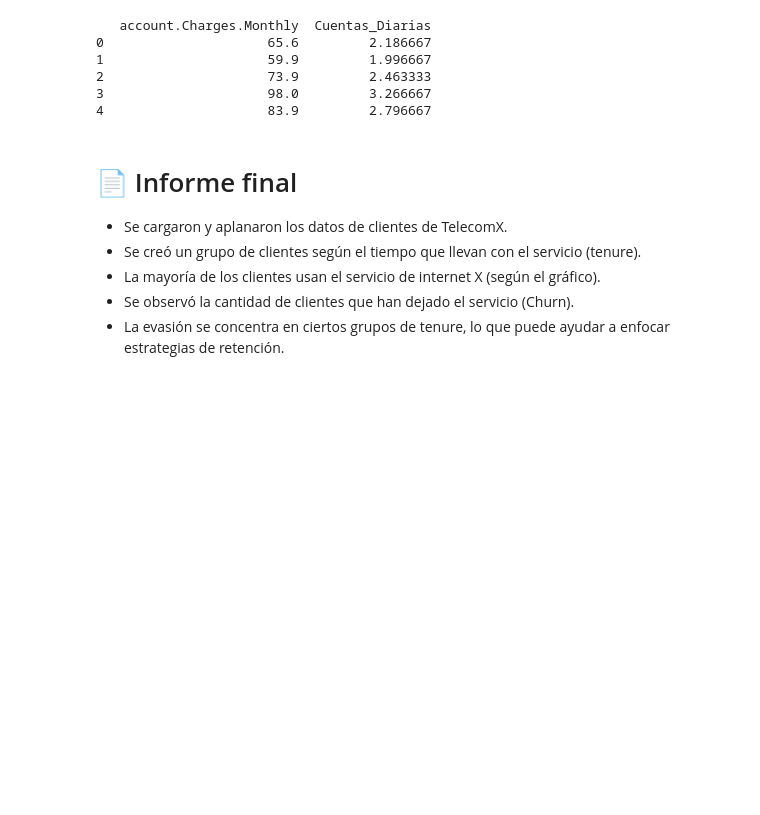
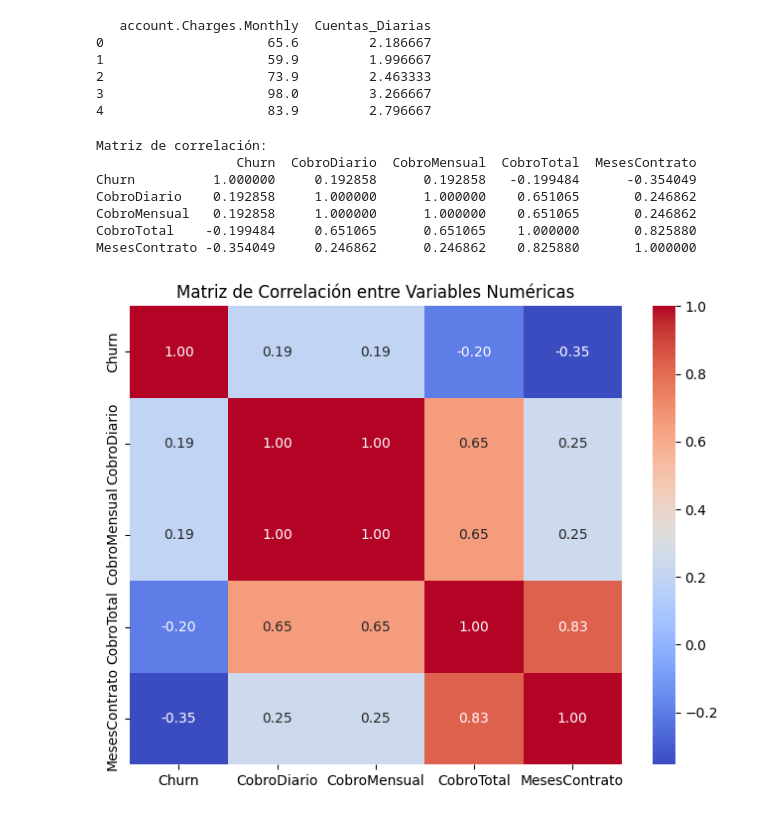
Before and after one commit to NICKLEESON1970/TelecomX_Data, a Jupyter notebook: TelecomX_LATAM.ipynb, the cells around one changed output. Saved outputs shown, nothing was run; the diff lists cells and outputs as text; code cells hidden in the pictures; blank space fills up the shorter version.

```diff
--- a/TelecomX_LATAM.ipynb
+++ b/TelecomX_LATAM.ipynb
@@ -423,12 +488,35 @@ print(df_relevante[['account.Charges.Monthly', 'Cuentas_Diarias']].head())
 2                     73.9         2.463333
 3                     98.0         3.266667
 4                     83.9         2.796667
-# %% [markdown]
-
-# 📄 Informe final
-
-- Se cargaron y aplanaron los datos de clientes de TelecomX.
-- Se creó un grupo de clientes según el tiempo que llevan con el servicio (tenure).
-- La mayoría de los clientes usan el servicio de internet X (según el gráfico).
-- Se observó la cantidad de clientes que han dejado el servicio (Churn).
-- La evasión se concentra en ciertos grupos de tenure, lo que puede ayudar a enfocar estrategias de retención.
+# %%
+import seaborn as sns
+import matplotlib.pyplot as plt
+
+# Primero, asegurarnos que 'Churn' sea numérica (0 y 1)
+df_relevante['Churn'] = df_relevante['Churn'].astype(int)
+
+# Seleccionar variables numéricas para correlación
+variables_num = ['Churn', 'CobroDiario', 'CobroMensual', 'CobroTotal', 'MesesContrato']
+
+# Calcular matriz de correlación
+corr_matrix = df_relevante[variables_num].corr()
+
+print("Matriz de correlación:")
+print(corr_matrix)
+
+# Visualizar matriz de correlación con heatmap
+plt.figure(figsize=(8,6))
+sns.heatmap(corr_matrix, annot=True, cmap='coolwarm', fmt=".2f")
+plt.title('Matriz de Correlación entre Variables Numéricas')
+plt.show()
+
+# Gráficos d
+# %% [output]
+Matriz de correlación:
+                  Churn  CobroDiario  CobroMensual  CobroTotal  MesesContrato
+Churn          1.000000     0.192858      0.192858   -0.199484      -0.354049
+CobroDiario    0.192858     1.000000      1.000000    0.651065       0.246862
+CobroMensual   0.192858     1.000000      1.000000    0.651065       0.246862
+CobroTotal    -0.199484     0.651065      0.651065    1.000000       0.825880
+MesesContrato -0.354049     0.246862      0.246862    0.825880       1.000000
+[figure, added]
```
Also changed, not shown: parts of 2 cells of this notebook.
